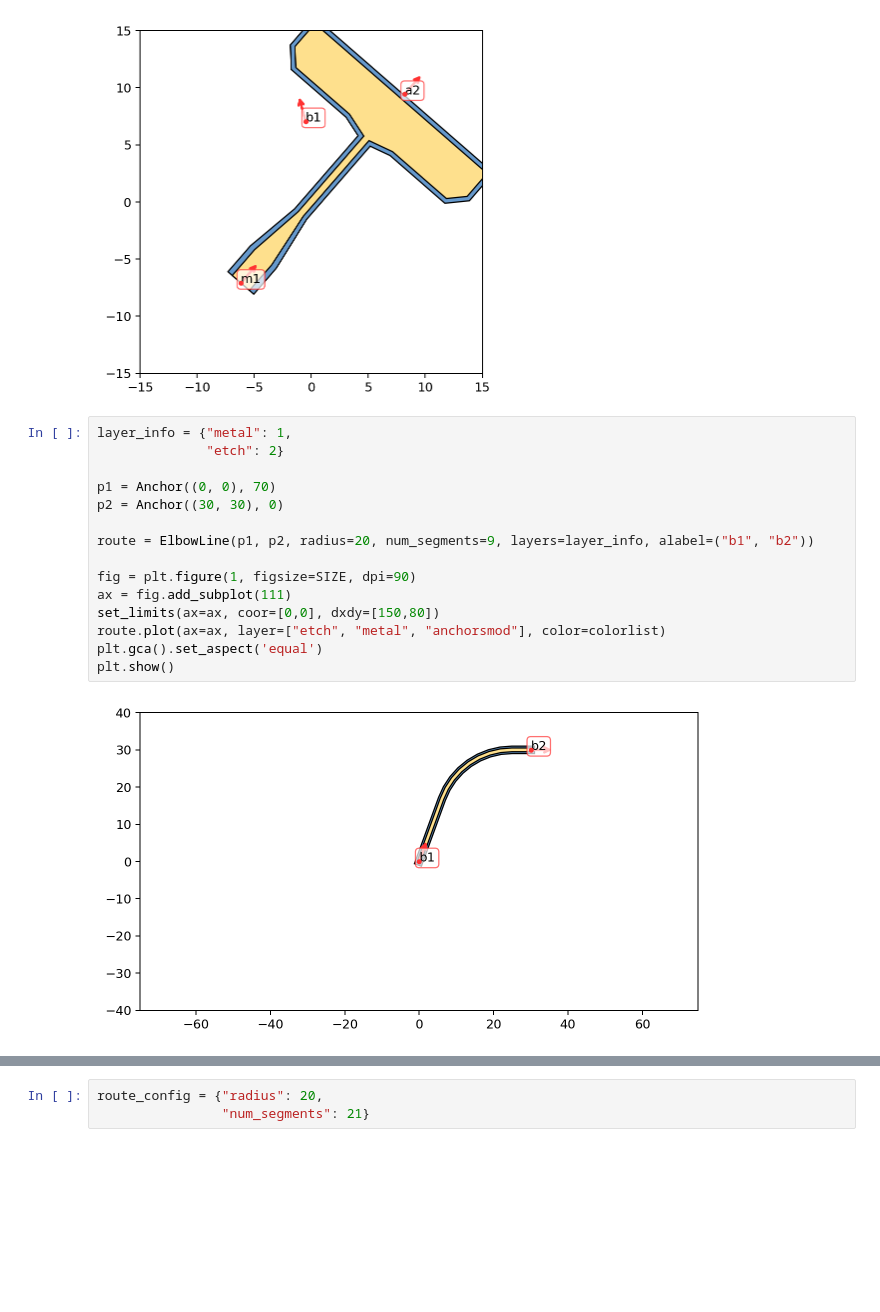
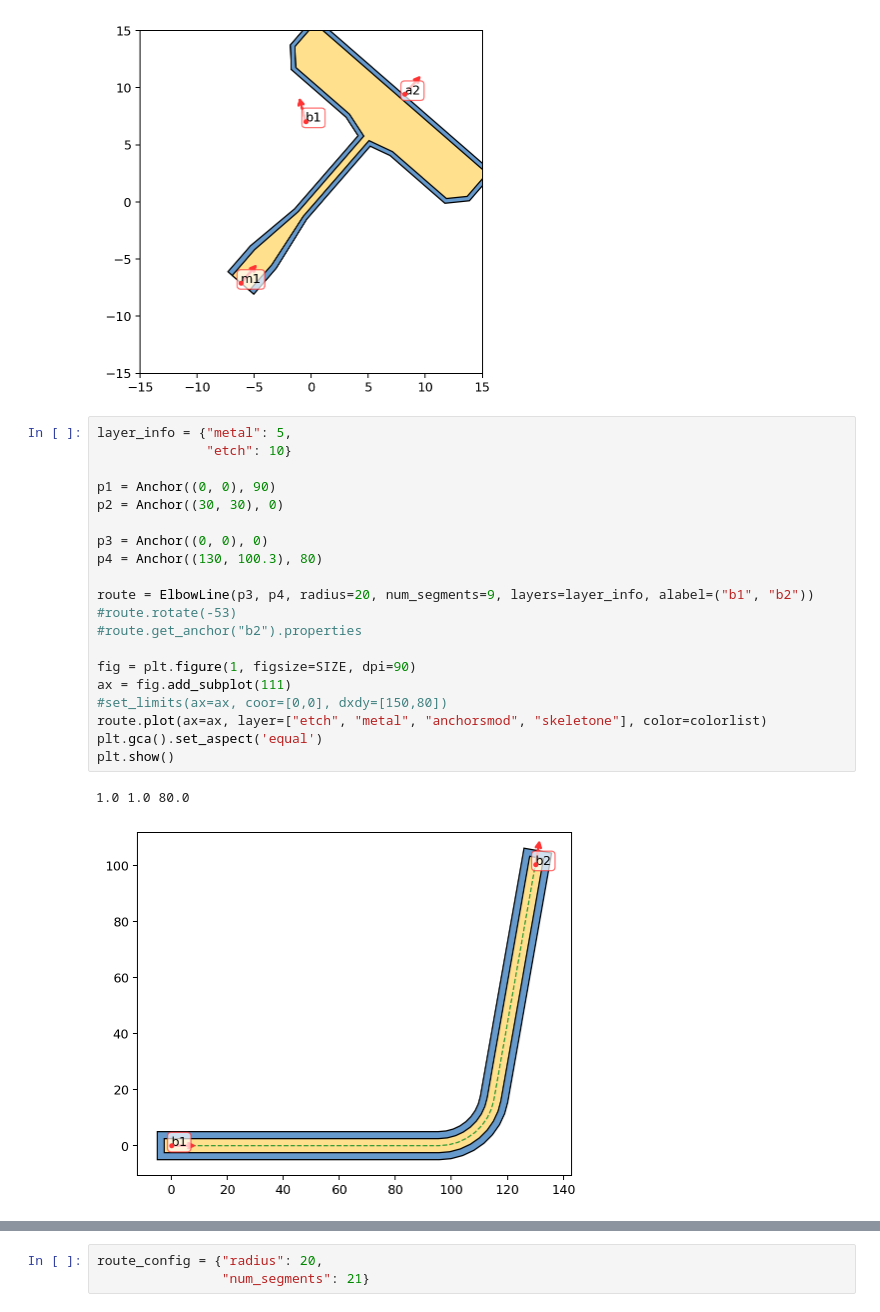
Before and after one commit to eeroqlab/zeroheliumkit, a Jupyter notebook: dev/anchors_test.ipynb, the cells around one changed output, grey strips where cells are left out. Saved outputs shown, nothing was run; the diff lists cells and outputs as text; blank space fills up the shorter version.

```diff
--- a/dev/anchors_test.ipynb
+++ b/dev/anchors_test.ipynb
@@ -128,22 +128,28 @@ plt.show()
 # %% [output]
 [figure]
 # %%
-layer_info = {"metal": 1,
-              "etch": 2}
+layer_info = {"metal": 5,
+              "etch": 10}
 
-p1 = Anchor((0, 0), 70)
+p1 = Anchor((0, 0), 90)
 p2 = Anchor((30, 30), 0)
 
-route = ElbowLine(p1, p2, radius=20, num_segments=9, layers=layer_info, alabel=("b1", "b2"))
+p3 = Anchor((0, 0), 0)
+p4 = Anchor((130, 100.3), 80)
+
+route = ElbowLine(p3, p4, radius=20, num_segments=9, layers=layer_info, alabel=("b1", "b2"))
+#route.rotate(-53)
+#route.get_anchor("b2").properties
 
 fig = plt.figure(1, figsize=SIZE, dpi=90)
 ax = fig.add_subplot(111)
-set_limits(ax=ax, coor=[0,0], dxdy=[150,80])
-route.plot(ax=ax, layer=["etch", "metal", "anchorsmod"], color=colorlist)
+#set_limits(ax=ax, coor=[0,0], dxdy=[150,80])
+route.plot(ax=ax, layer=["etch", "metal", "anchorsmod", "skeletone"], color=colorlist)
 plt.gca().set_aspect('equal')
 plt.show()
 # %% [output]
+1.0 1.0 80.0
-[figure, old version]
+[figure, new version]
 # %%
 layer_info = {"top": 3,
               "gnd": 6}
```
Also changed, not shown: parts of 11 cells of this notebook, 3 other files.
